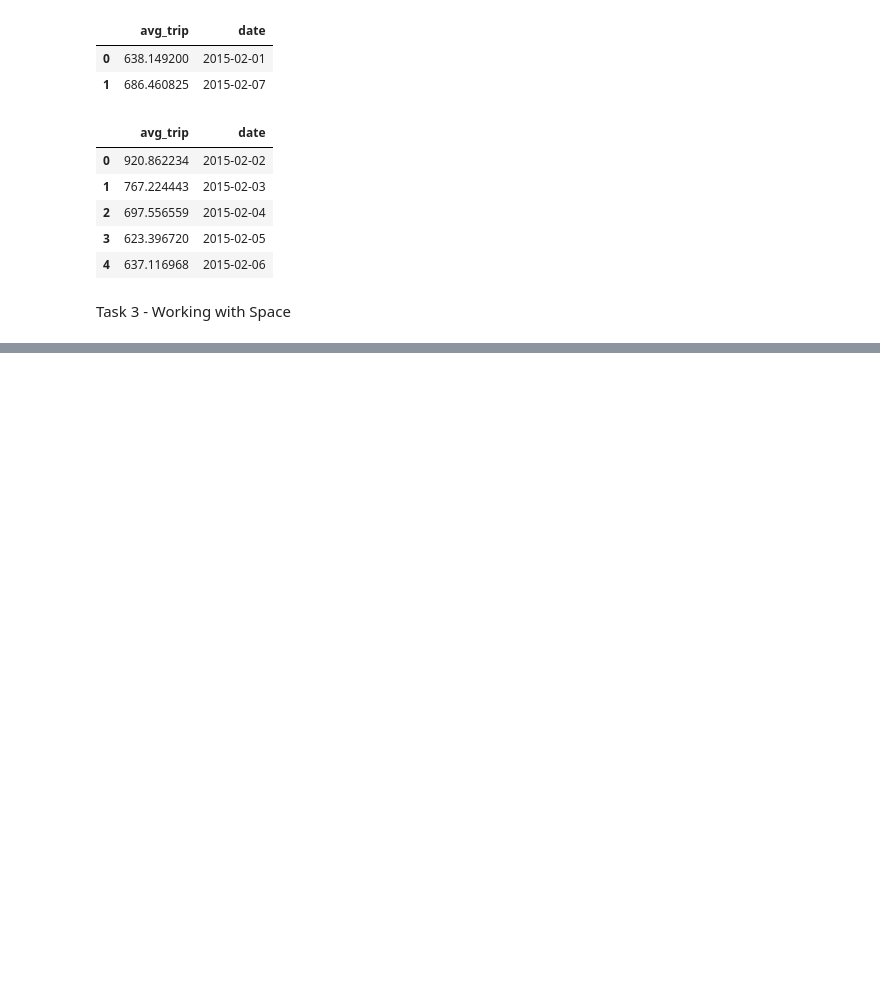
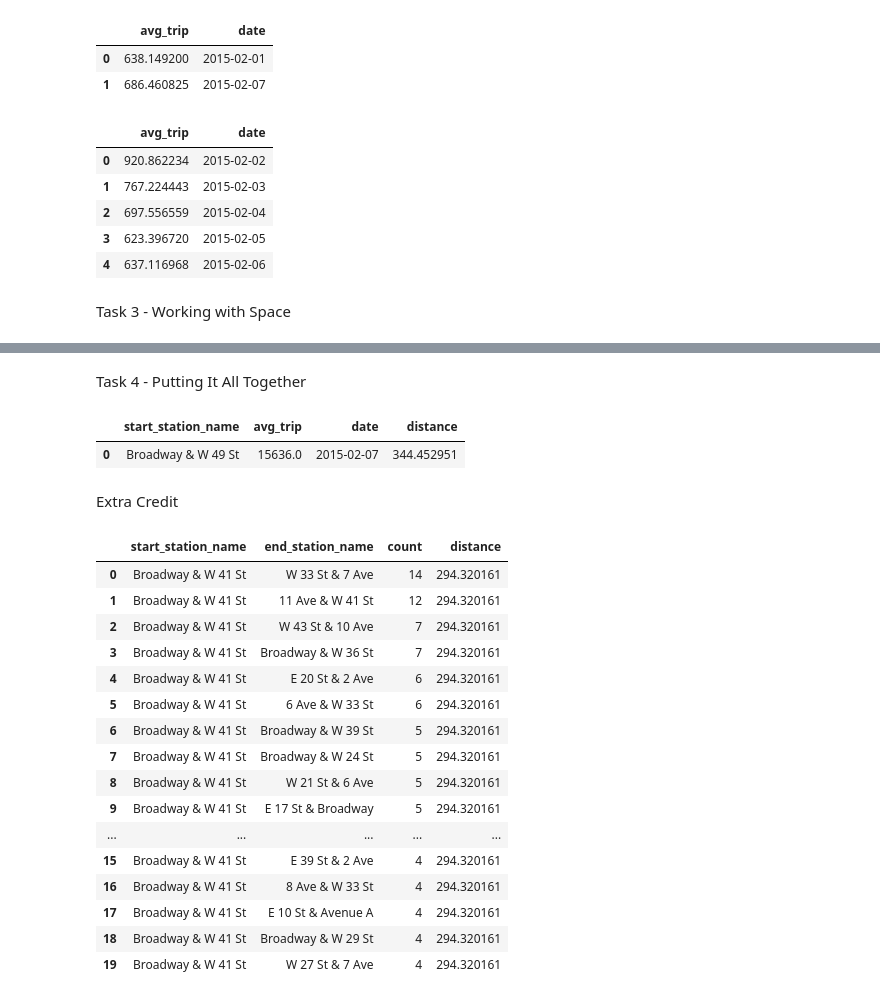
Before and after one commit to jlouison92/PUI2018_jl9489, a Jupyter notebook: HW5_jl9489/SQL Query.ipynb, the cells around one changed output, grey strips where cells are left out. Cells and saved outputs as stored; diff of their text form; code cells hidden in the pictures; blank space fills up the shorter version.

```diff
--- a/HW5_jl9489/SQL Query.ipynb
+++ b/HW5_jl9489/SQL Query.ipynb
@@ -267,0 +348,60 @@ Task 3 - Working with Space
+# %% [markdown]
+Task 4 - Putting It All Together
+# %%
+# Find the station that had the longest average trip duration during
+# weekends and within 500m of Times Square
+
+query = '''SELECT start_station_name, AVG(tripduration) AS avg_trip, CAST(starttime AS DATE) as date,
+(SQRT(POWER((start_station_latitude - 40.7577)*111049.20, 2) +
+      POWER((start_station_longitude - -73.9857)*84442.51, 2))) AS distance
+FROM fb55.citibike
+WHERE (SQRT(POWER((start_station_latitude - 40.7577)*111049.20, 2) +
+            POWER((start_station_longitude - -73.9857)*84442.51, 2))) < 500 AND
+(CAST(starttime AS DATE) = '2015-02-01' Or CAST(starttime AS DATE) = '2015-02-07')
+GROUP BY start_station_name, starttime, start_station_latitude, start_station_longitude
+ORDER BY avg_trip DESC
+LIMIT 1;'''
+
+
+table = get_data(query)
+table
+# %% [output]
+|  | start_station_name | avg_trip | date | distance |
+| 0 | Broadway & W 49 St | 15636.0 | 2015-02-07 | 344.452951 |
+# %% [markdown]
+Extra Credit
+# %%
+# Create lines for trips started from stations within 500m of Times Square and lasted less than 2 hours.
+# The number of trips per each pair of stations are output as attributes of these lines.
+
+query = '''SELECT start_station_name, end_station_name, COUNT(start_station_name),
+(SQRT(POWER((start_station_latitude - 40.7577)*111049.20, 2) +
+      POWER((start_station_longitude - -73.9857)*84442.51, 2))) AS distance
+FROM fb55.citibike
+WHERE (SQRT(POWER((start_station_latitude - 40.7577)*111049.20, 2) +
+            POWER((start_station_longitude - -73.9857)*84442.51, 2))) < 500 AND
+        tripduration < 7200
+GROUP BY start_station_name, end_station_name, start_station_latitude, start_station_longitude
+ORDER BY start_station_name, COUNT(start_station_name) DESC'''
+
+
+table = get_data(query)
+table.head(20)
+# %% [output]
+|  | start_station_name | end_station_name | count | distance |
+| 0 | Broadway & W 41 St | W 33 St & 7 Ave | 14 | 294.320161 |
+| 1 | Broadway & W 41 St | 11 Ave & W 41 St | 12 | 294.320161 |
+| 2 | Broadway & W 41 St | W 43 St & 10 Ave | 7 | 294.320161 |
+| 3 | Broadway & W 41 St | Broadway & W 36 St | 7 | 294.320161 |
+| 4 | Broadway & W 41 St | E 20 St & 2 Ave | 6 | 294.320161 |
+| 5 | Broadway & W 41 St | 6 Ave & W 33 St | 6 | 294.320161 |
+| 6 | Broadway & W 41 St | Broadway & W 39 St | 5 | 294.320161 |
+| 7 | Broadway & W 41 St | Broadway & W 24 St | 5 | 294.320161 |
+| 8 | Broadway & W 41 St | W 21 St & 6 Ave | 5 | 294.320161 |
+| 9 | Broadway & W 41 St | E 17 St & Broadway | 5 | 294.320161 |
+| ... | ... | ... | ... | ... |
+| 15 | Broadway & W 41 St | E 39 St & 2 Ave | 4 | 294.320161 |
+| 16 | Broadway & W 41 St | 8 Ave & W 33 St | 4 | 294.320161 |
+| 17 | Broadway & W 41 St | E 10 St & Avenue A | 4 | 294.320161 |
+| 18 | Broadway & W 41 St | Broadway & W 29 St | 4 | 294.320161 |
+| 19 | Broadway & W 41 St | W 27 St & 7 Ave | 4 | 294.320161 |
```
Also changed, not shown: parts of 6 cells of this notebook.
